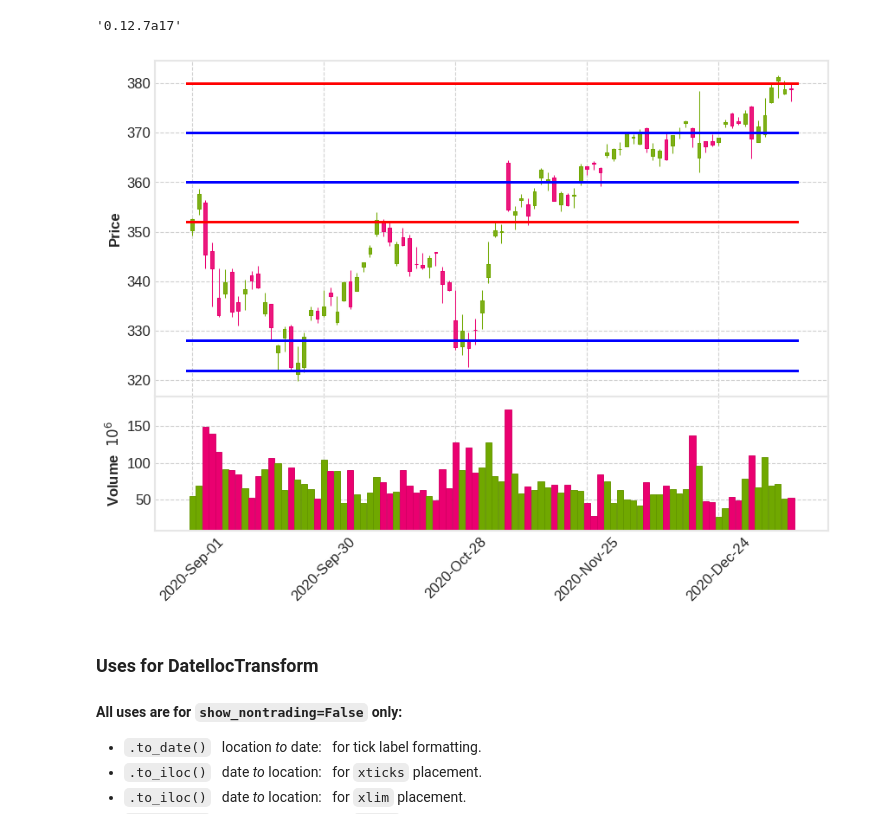
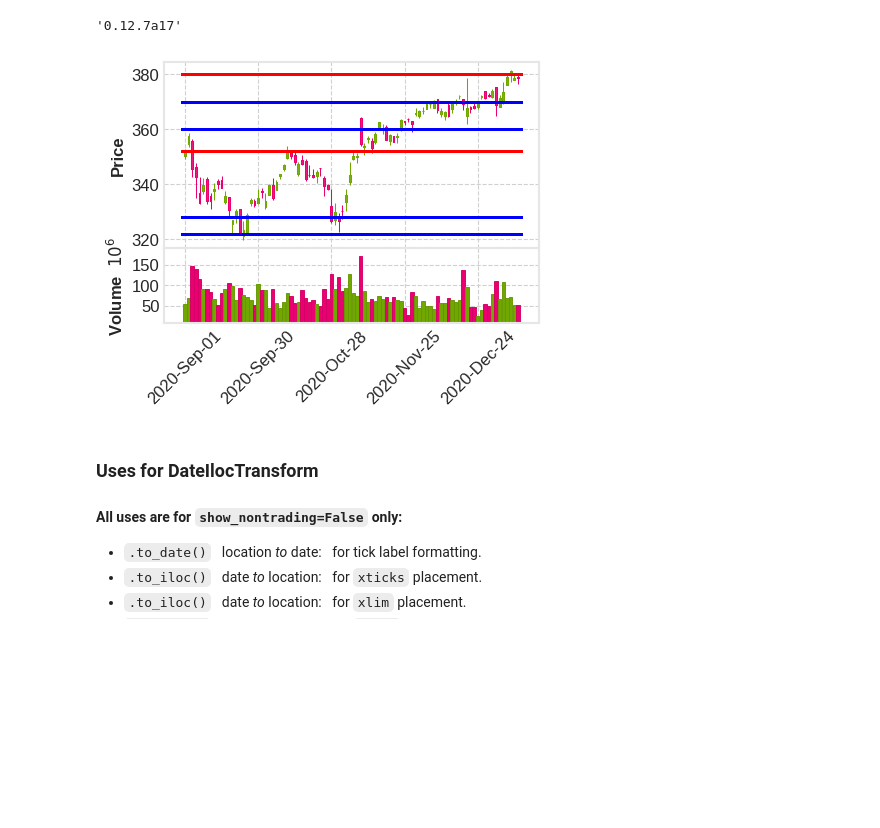
Before and after one commit to DanielGoldfarb/mplfinance, a Jupyter notebook: examples/scratch_pad/date_iloc_trans_experiments02.ipynb, the cells around one changed output. Saved outputs shown, nothing was run; the diff lists cells and outputs as text; code cells hidden in the pictures; blank space fills up the shorter version.

```diff
--- a/examples/scratch_pad/date_iloc_trans_experiments02.ipynb
+++ b/examples/scratch_pad/date_iloc_trans_experiments02.ipynb
@@ -24,9 +24,9 @@ df = pd.read_csv('../data/yahoofinance-SPY-20200901-20210113.csv',index_col=0,pa
 # %%
 hlines = [322,328,352,360,370,380]
 colors = ['b','b','r','b','b','r']
-mpf.plot(df,type='candle',volume=True,style='binance',hlines=dict(hlines=hlines,colors=colors),figscale=1.35)
+mpf.plot(df,type='candle',volume=True,style='binance',hlines=dict(hlines=hlines,colors=colors),figscale=.65)
 # %% [output]
-[figure, old version]
+[figure, new version]
 # %% [markdown]
 ### Uses for DateIlocTransform
 
```
Also changed, not shown: parts of 5 cells of this notebook, 1 other file.
